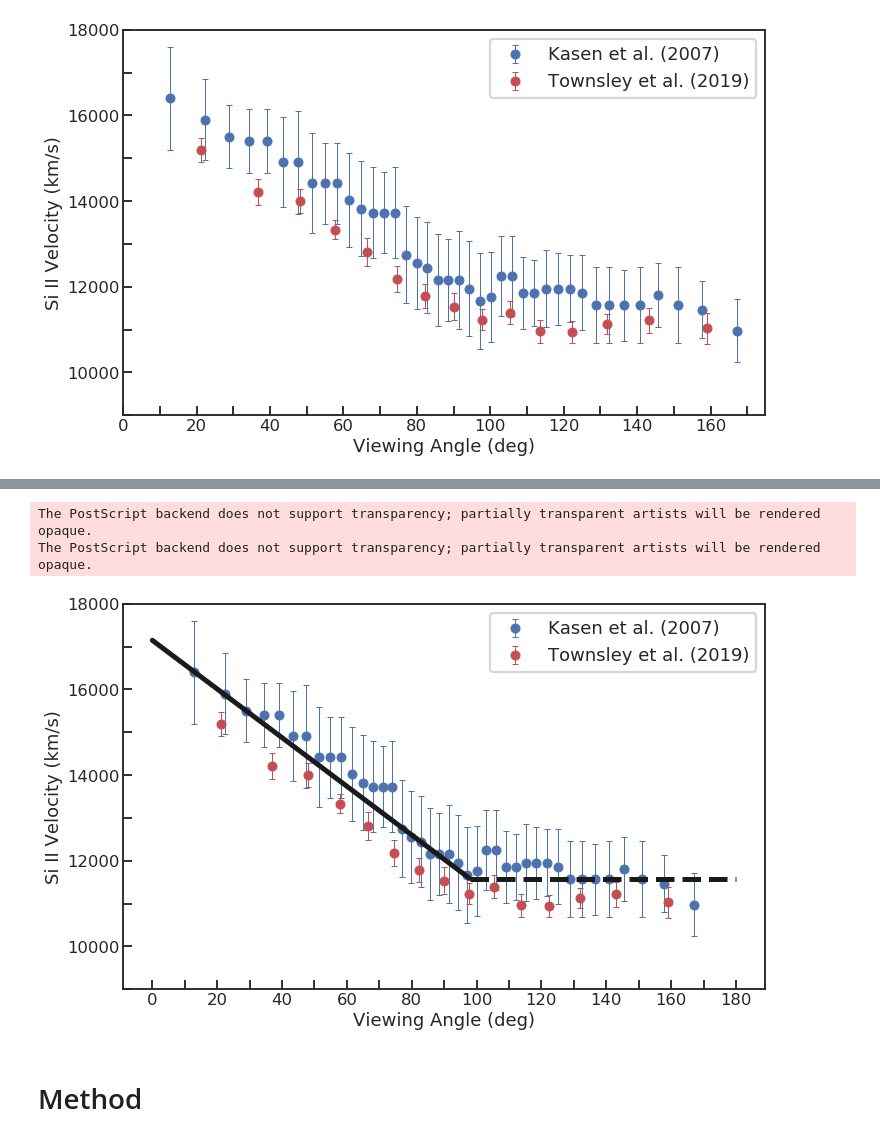
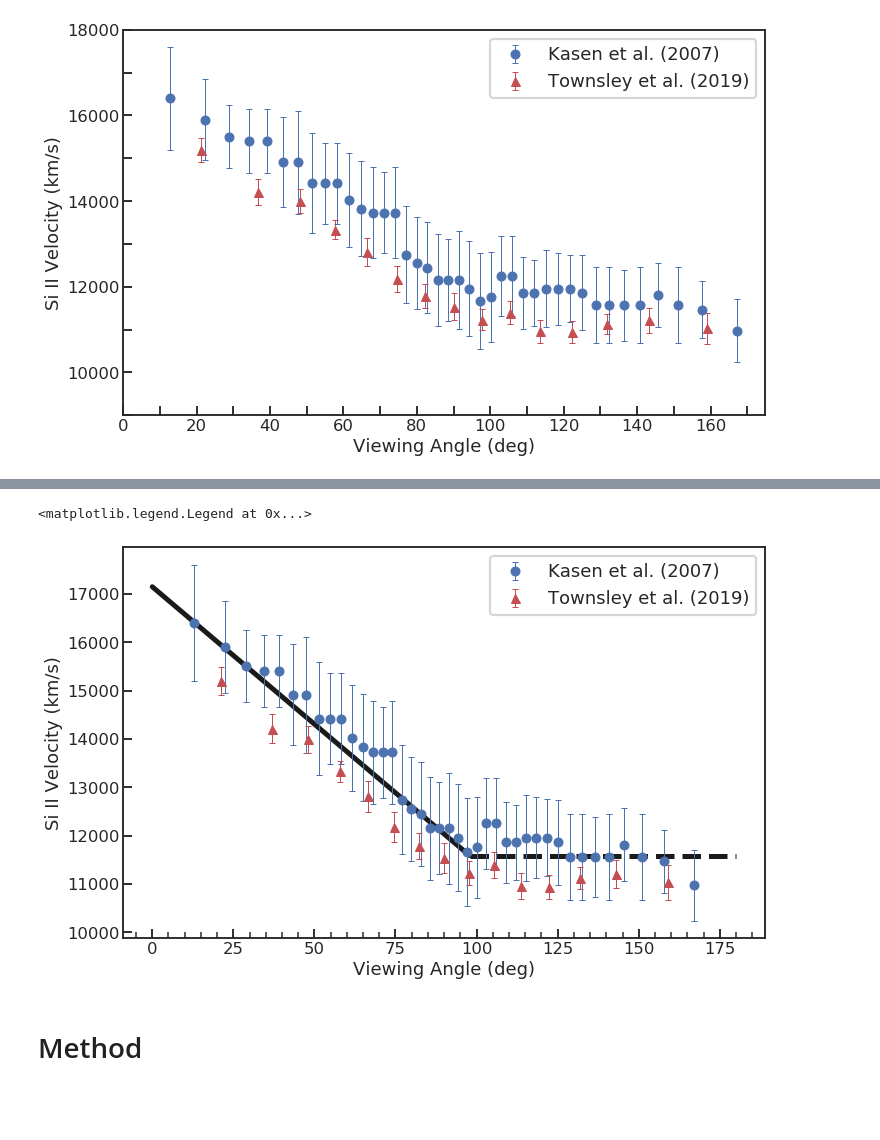
Before and after one commit to ketozhang/ejecta-velocities-of-type-Ia-supernovae, a Jupyter notebook: simulation.ipynb, the cells around one changed output, grey strips where cells are left out. Drawn from its saved outputs; the diff is of its cells as text; code cells hidden in the pictures; blank space fills up the shorter version.

```diff
--- a/simulation.ipynb
+++ b/simulation.ipynb
@@ -17,5 +13,7 @@ mpl.rcParams.update({
     'patch.linewidth': 2.2,
     'hatch.linewidth': 2,
     'xtick.direction': 'in',
-    'ytick.direction': 'in'
+    'ytick.direction': 'in',
+    'xtick.minor.visible': True,
+    'ytick.minor.visible': True
 })
@@ -307,39 +355,30 @@ The PostScript backend does not support transparency; partially transparent arti
 # %%
-def piecewise_linear(x, x0, y0, m1):
-    l1 = m1 * x + (y0 - m1 * x0)
-    l2 = 0 * x + (y0 - 0 * x0)
-
-    return np.choose(x <= x0, [l2, l1])
-
 params, _ = curve_fit(piecewise_linear, np.concatenate([kasen_model['viewing_angle'], townsley_model['viewing_angle']]), np.concatenate([kasen_model['v_siII'], townsley_model['v_siII']]), p0=[100, 12000, -4000/60])
 
 x = np.linspace(0, 180,1000)
 plt.errorbar(kasen_model['viewing_angle'], kasen_model['v_siII'], yerr=kasen_model['v_siII_err'],
-             fmt='o', color='b', elinewidth=1, capsize=3, capthick=1, label='Kasen et al. (2007)')
+             fmt='o', elinewidth=1, capsize=3, capthick=1, zorder=2, label='Kasen et al. (2007)')
 plt.errorbar(townsley_model['viewing_angle'], townsley_model['v_siII'], yerr=townsley_model['v_siII_err'],
-             fmt='o', color='r', elinewidth=1, capsize=3, capthick=1, label='Townsley et al. (2019)')
-plt.plot(x[x <= params[0]], piecewise_linear(x, *params)[x <= params[0]], color='k', lw=5, zorder=10)
-plt.plot(x[x > params[0]], piecewise_linear(x, *params)[x > params[0]], color='k', lw=5, zorder=10, ls='--')
+             fmt='^', elinewidth=1, capsize=3, capthick=1, color='r', zorder=2, label='Townsley et al. (2019)')
+plt.plot(x[x <= params[0]], piecewise_linear(x, *params)[x <= params[0]], color='k', lw=5, zorder=1)
+plt.plot(x[x > params[0]], piecewise_linear(x, *params)[x > params[0]], color='k', lw=5, zorder=1, ls='--')
 
-ytickslabel = np.array(plt.yticks()[0]).astype(int).astype(str)
-ytickslabel[::2] = ''
-plt.yticks(plt.yticks()[0], ytickslabel)
+# ytickslabel = np.array(plt.yticks()[0]).astype(int).astype(str)
+# ytickslabel[::2] = ''
+# plt.yticks(plt.yticks()[0], ytickslabel)
 
-xticks = np.arange(0, 181, 10)
-xtickslabel = xticks.astype(str)
-xtickslabel[1::2] = ''
-plt.xticks(xticks, xtickslabel)
+# xticks = np.arange(0, 181, 10)
+# xtickslabel = xticks.astype(str)
+# xtickslabel[1::2] = ''
+# plt.xticks(xticks, xtickslabel)
 
 plt.xlabel('Viewing Angle (deg)')
 plt.ylabel('Si II Velocity (km/s)')
 plt.tight_layout(pad=0)
 plt.legend()
-
-plt.savefig('results/Kasen07_velocity_plot_fitted.eps', orientation='landscape', format='eps', )
 # %% [output]
-The PostScript backend does not support transparency; partially transparent artists will be rendered opaque.
-The PostScript backend does not support transparency; partially transparent artists will be rendered opaque.
+<matplotlib.legend.Legend at 0x...>
-[figure, old version]
+[figure, new version]
 # %% [markdown]
 # Method
 # %% [markdown]
```
Also changed, not shown: parts of 30 cells of this notebook, 1 other file.
